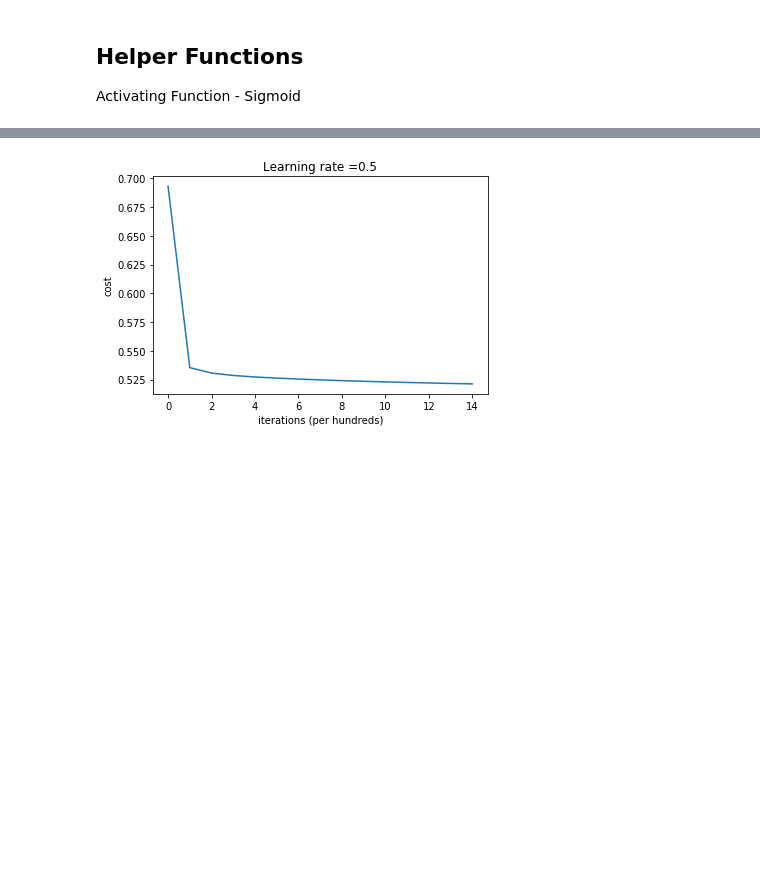
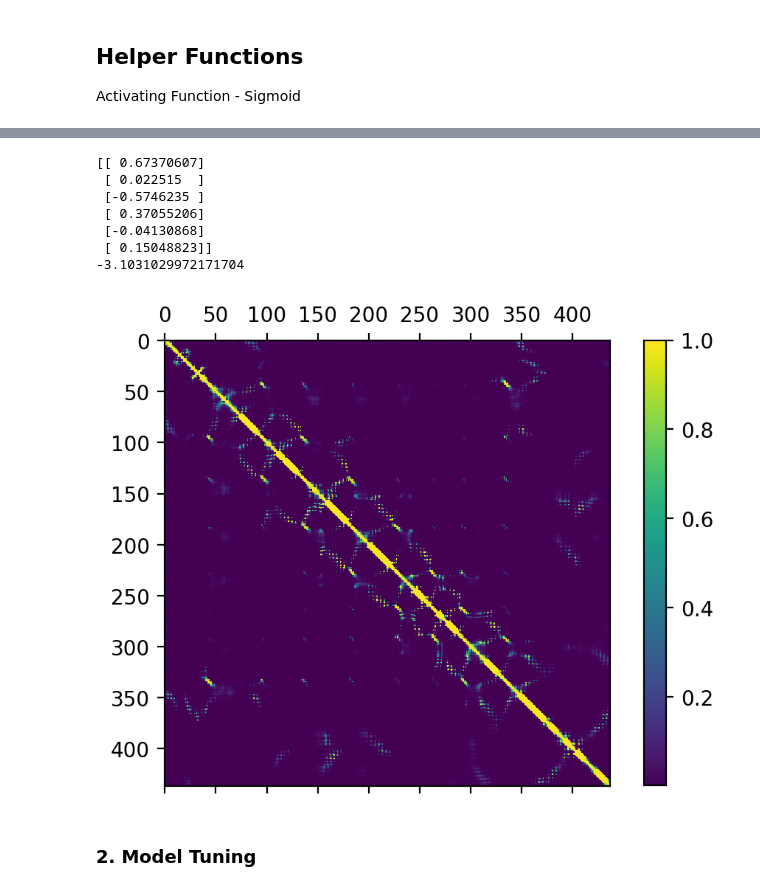
Before and after one commit to HaoWoo96/contact_map_pred, a Jupyter notebook: model_analysis.ipynb, the cells around one changed output, grey strips where cells are left out. Cells and saved outputs as stored; diff of their text form; code cells hidden in the pictures; blank space fills up the shorter version.

```diff
--- a/model_analysis.ipynb
+++ b/model_analysis.ipynb
@@ -8,3 +8,6 @@ cutoff = 7.068872962487293e-06
+# %%
+#cutoff = 7.068872962487293e-06 # 75% quantile (see if we choose 25% or 10% quantile)
+cutoff = 0.25 # arbitrarily chosen
 # %%
 data = pd.read_csv("/Users/HaoWoo/Desktop/Bio_Research/training_data.csv")
 data["output"] = 0
@@ -204,3 +228,20 @@ def predict(w, b, X):
     assert(Y_prediction.shape == (1, m))
 
     return Y_prediction
+# %%
+# helper function from get_training_data.ipynb
+
+def get_neighbors(x,y,n,s,matrix):
+    '''
+    x -- x position of data point
+    y -- y position of data point
+    n -- neighbor range (integer)
+    s -- size of the numpy matrix where data point lies
+    matrix -- numpy matrix where data point lies
+    '''
+
+    perm = list(itertools.product(list(range(max(x-n,0),min(x+n+1,s))),list(range(max(y-n,0),min(y+n+1,s)))))
+    perm.remove((x,y))
+    half_perm_values = [matrix[p[0]][p[1]] for p in perm if p[0]<=p[1]]
+
+    return (min(half_perm_values),statistics.median(half_perm_values),max(half_perm_values),statistics.mean(half_perm_values),statistics.stdev(half_perm_values))
@@ -244,7 +352,7 @@ def model(X_train, Y_train, X_test, Y_test, num_iterations = 500, learning_rate
     print("test accuracy: {} %".format(100 - np.mean(np.abs(Y_prediction_test - Y_test)) * 100))
 
 
-    d = {"costs": costs,
+    model_result = {"costs": costs,
          "Y_prediction_test": Y_prediction_test,
          "Y_prediction_train" : Y_prediction_train,
          "w" : w,
@@ -252,4 +360,4 @@ def model(X_train, Y_train, X_test, Y_test, num_iterations = 500, learning_rate
          "learning_rate" : learning_rate,
          "num_iterations": num_iterations}
 
-    return d
+    return model_result
@@ -256,5 +368,5 @@ def model(X_train, Y_train, X_test, Y_test, num_iterations = 500, learning_rate
 # %%
-d = model(X_train, Y_train, X_test, Y_test, num_iterations = 1500, learning_rate = 0.5, print_cost = False)
+model_result = model(X_train, Y_train, X_test, Y_test, num_iterations = 1500, learning_rate = 0.5, print_cost = False)
 # %% [output]
 [interactive output not drawn]
 Cost after iteration 0: 0.693147
@@ -279,13 +391,29 @@ test accuracy: 75.88555715824604 %
+# %%
+print (model_result["w"])
+print (model_result["b"])
+try_c_p = np.load("contact_predictions/1A0CA_contact_pred.npy")
+try_result_matrix = predict_from_contact_pred(model_result["w"], model_result["b"], 1, try_c_p)
+print (try_result_matrix)
+print (np.amin(try_result_matrix),np.amax(try_result_matrix))
+# %% [output]
+[[ 0.67370607]
+ [ 0.022515  ]
+ [-0.5746235 ]
+ [ 0.37055206]
+ [-0.04130868]
+ [ 0.15048823]]
+-3.1031029972171704
+[figure, added]
 # %%
 # Plot learning curve (with costs)
-costs = np.squeeze(d['costs'])
+costs = np.squeeze(model_result['costs'])
 plt.plot(costs)
 plt.ylabel('cost')
 plt.xlabel('iterations (per hundreds)')
-plt.title("Learning rate =" + str(d["learning_rate"]))
+plt.title("Learning rate =" + str(model_result["learning_rate"]))
 plt.show()
-# %% [output]
-[figure, removed]
+# %% [markdown]
+### 2. Model Tuning
 # %%
 # tuning learning rate
 learning_rates = [0.25, 0.1, 0.05]
```
Also changed, not shown: parts of 9 cells of this notebook.
